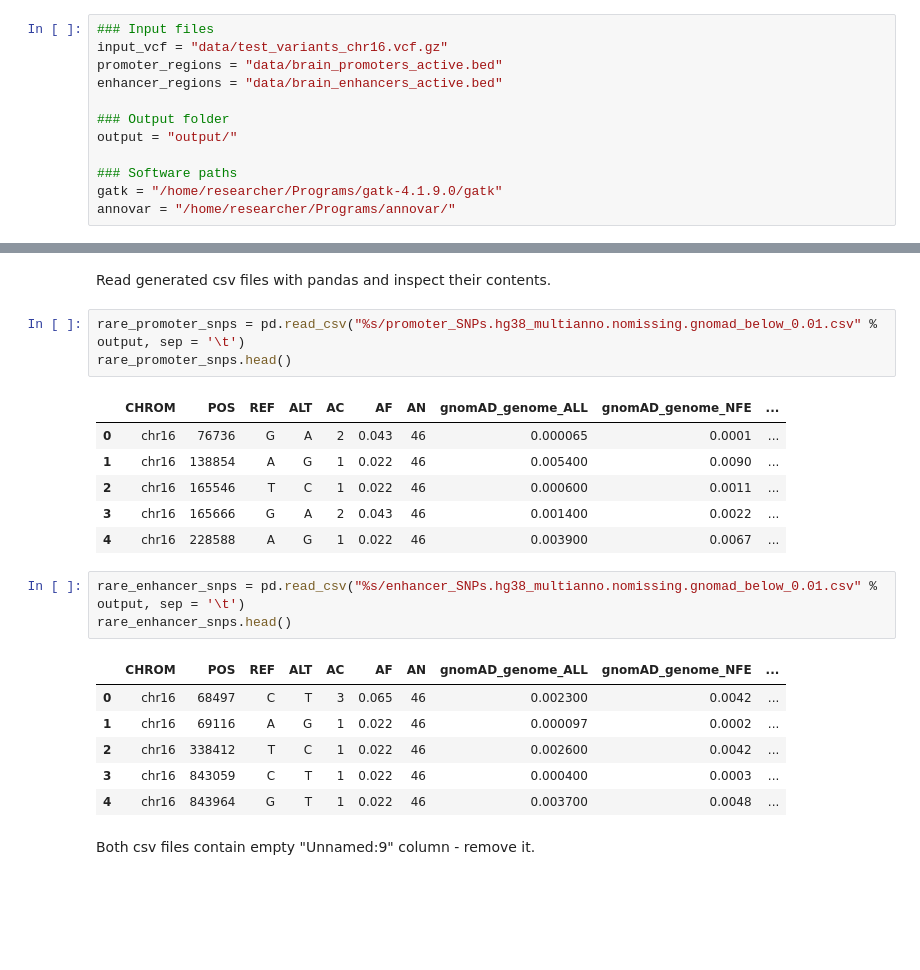
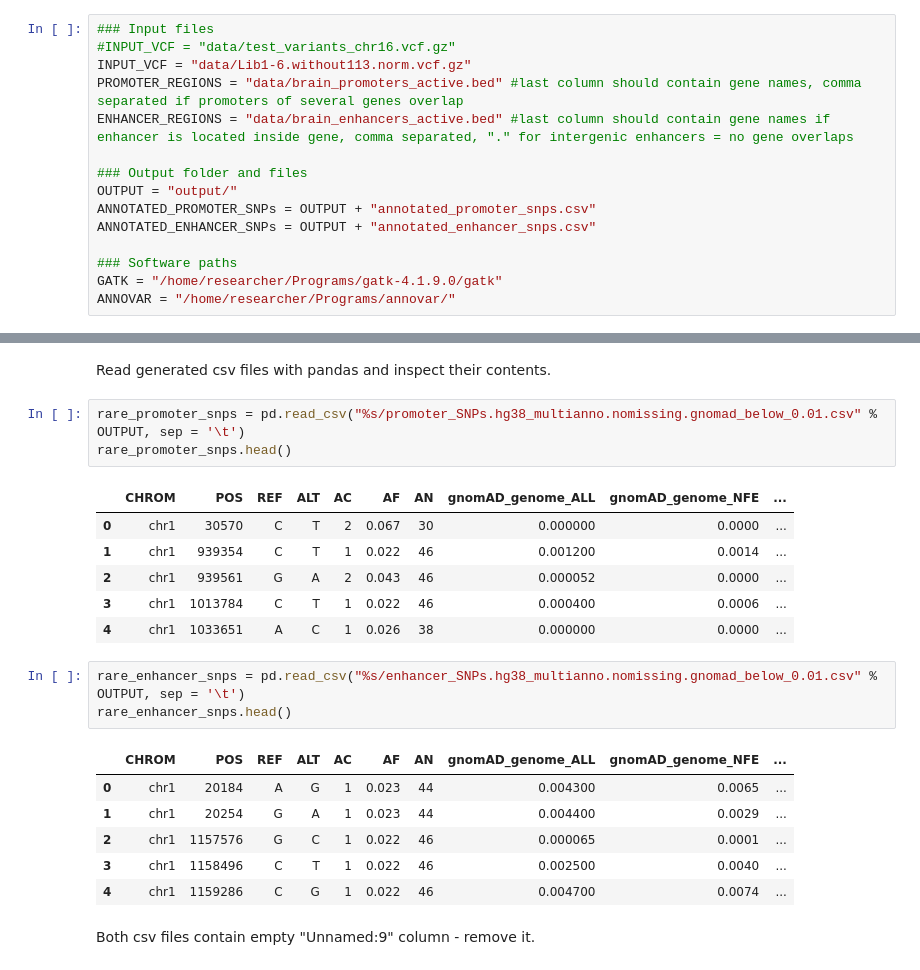
Before and after one commit to Magda-M/brain_reg_var, a Jupyter notebook: annotate_brain_regulatory_variants.ipynb, the cells around one changed output, grey strips where cells are left out. Cells and saved outputs as stored; diff of their text form; blank space fills up the shorter version.

```diff
--- a/annotate_brain_regulatory_variants.ipynb
+++ b/annotate_brain_regulatory_variants.ipynb
@@ -22,15 +23,18 @@ All intermediate output files will be saved to the output folder defined here.
 If you use the VirtualBox Ubuntu image provided for this analysis the paths to software executables are already set.
 # %%
 ### Input files
-input_vcf = "data/test_variants_chr16.vcf.gz"
-promoter_regions = "data/brain_promoters_active.bed"
-enhancer_regions = "data/brain_enhancers_active.bed"
+#INPUT_VCF = "data/test_variants_chr16.vcf.gz"
+INPUT_VCF = "data/Lib1-6.without113.norm.vcf.gz"
+PROMOTER_REGIONS = "data/brain_promoters_active.bed" #last column should contain gene names, comma separated if promoters of several genes overlap
+ENHANCER_REGIONS = "data/brain_enhancers_active.bed" #last column should contain gene names if enhancer is located inside gene, comma separated, "." for intergenic enhancers = no gene overlaps
 
-### Output folder
-output = "output/"
+### Output folder and files
+OUTPUT = "output/"
+ANNOTATED_PROMOTER_SNPs = OUTPUT + "annotated_promoter_snps.csv"
+ANNOTATED_ENHANCER_SNPs = OUTPUT + "annotated_enhancer_snps.csv"
 
 ### Software paths
-gatk = "/home/researcher/Programs/gatk-4.1.9.0/gatk"
-annovar = "/home/researcher/Programs/annovar/"
+GATK = "/home/researcher/Programs/gatk-4.1.9.0/gatk"
+ANNOVAR = "/home/researcher/Programs/annovar/"
 # %%
 #Create output folder
@@ -235,25 +227,25 @@ Done
 # %% [markdown]
 Read generated csv files with pandas and inspect their contents.
 # %%
-rare_promoter_snps = pd.read_csv("%s/promoter_SNPs.hg38_multianno.nomissing.gnomad_below_0.01.csv" % output, sep = '\t')
+rare_promoter_snps = pd.read_csv("%s/promoter_SNPs.hg38_multianno.nomissing.gnomad_below_0.01.csv" % OUTPUT, sep = '\t')
 rare_promoter_snps.head()
 # %% [output]
 |  | CHROM | POS | REF | ALT | AC | AF | AN | gnomAD_genome_ALL | gnomAD_genome_NFE | ... |
-| 0 | chr16 | 76736 | G | A | 2 | 0.043 | 46 | 0.000065 | 0.0001 | ... |
-| 1 | chr16 | 138854 | A | G | 1 | 0.022 | 46 | 0.005400 | 0.0090 | ... |
-| 2 | chr16 | 165546 | T | C | 1 | 0.022 | 46 | 0.000600 | 0.0011 | ... |
-| 3 | chr16 | 165666 | G | A | 2 | 0.043 | 46 | 0.001400 | 0.0022 | ... |
-| 4 | chr16 | 228588 | A | G | 1 | 0.022 | 46 | 0.003900 | 0.0067 | ... |
+| 0 | chr1 | 30570 | C | T | 2 | 0.067 | 30 | 0.000000 | 0.0000 | ... |
+| 1 | chr1 | 939354 | C | T | 1 | 0.022 | 46 | 0.001200 | 0.0014 | ... |
+| 2 | chr1 | 939561 | G | A | 2 | 0.043 | 46 | 0.000052 | 0.0000 | ... |
+| 3 | chr1 | 1013784 | C | T | 1 | 0.022 | 46 | 0.000400 | 0.0006 | ... |
+| 4 | chr1 | 1033651 | A | C | 1 | 0.026 | 38 | 0.000000 | 0.0000 | ... |
 # %%
-rare_enhancer_snps = pd.read_csv("%s/enhancer_SNPs.hg38_multianno.nomissing.gnomad_below_0.01.csv" % output, sep = '\t')
+rare_enhancer_snps = pd.read_csv("%s/enhancer_SNPs.hg38_multianno.nomissing.gnomad_below_0.01.csv" % OUTPUT, sep = '\t')
 rare_enhancer_snps.head()
 # %% [output]
 |  | CHROM | POS | REF | ALT | AC | AF | AN | gnomAD_genome_ALL | gnomAD_genome_NFE | ... |
-| 0 | chr16 | 68497 | C | T | 3 | 0.065 | 46 | 0.002300 | 0.0042 | ... |
-| 1 | chr16 | 69116 | A | G | 1 | 0.022 | 46 | 0.000097 | 0.0002 | ... |
-| 2 | chr16 | 338412 | T | C | 1 | 0.022 | 46 | 0.002600 | 0.0042 | ... |
-| 3 | chr16 | 843059 | C | T | 1 | 0.022 | 46 | 0.000400 | 0.0003 | ... |
-| 4 | chr16 | 843964 | G | T | 1 | 0.022 | 46 | 0.003700 | 0.0048 | ... |
+| 0 | chr1 | 20184 | A | G | 1 | 0.023 | 44 | 0.004300 | 0.0065 | ... |
+| 1 | chr1 | 20254 | G | A | 1 | 0.023 | 44 | 0.004400 | 0.0029 | ... |
+| 2 | chr1 | 1157576 | G | C | 1 | 0.022 | 46 | 0.000065 | 0.0001 | ... |
+| 3 | chr1 | 1158496 | C | T | 1 | 0.022 | 46 | 0.002500 | 0.0040 | ... |
+| 4 | chr1 | 1159286 | C | G | 1 | 0.022 | 46 | 0.004700 | 0.0074 | ... |
 # %% [markdown]
 Both csv files contain empty "Unnamed:9" column - remove it.
 # %%
```
Also changed, not shown: parts of 102 cells of this notebook, 12 other files.
